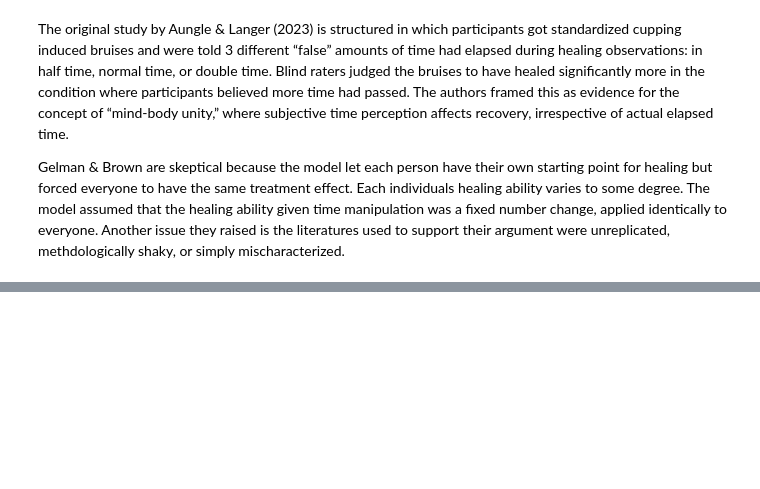
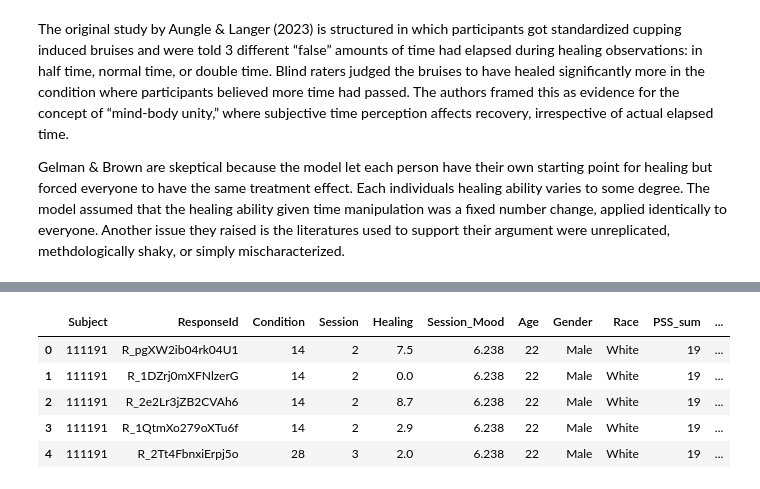
Before and after one commit to jchou27/Math50, a Jupyter notebook: hw1/hw1.ipynb, the cells around one changed output, grey strips where cells are left out. Drawn from its saved outputs; the diff is of its cells as text; code cells hidden in the pictures; blank space fills up the shorter version.

```diff
--- a/hw1/hw1.ipynb
+++ b/hw1/hw1.ipynb
@@ -123,0 +133,13 @@ for rho in [0.0, 0.3, 0.5, 0.7, 0.9, 1.0]:
+# %%
+## Loading data with code given
+
+url = (
+"https://media.springernature.com/original/springer-static/esm/"
+"art%3A10.1038%2Fs41598-023-50009-3/MediaObjects/"
+"41598_2023_50009_MOESM4_ESM.csv"
+)
+df = pd.read_csv(url)
+df["S"] = pd.factorize(df["Subject"])[0] + 1 # subject id, 1-33
+df["R"] = pd.factorize(df["ResponseId"])[0] + 1 # rater id, 1-25
+X = df[["Condition", "Session", "Healing", "Age", "Gender", "S", "R"]].to_numpy()
+X
@@ -123,0 +154,9 @@ for rho in [0.0, 0.3, 0.5, 0.7, 0.9, 1.0]:
+# %%
+df.head() # this is stuff I learned from qss20
+# %% [output]
+|  | Subject | ResponseId | Condition | Session | Healing | Session_Mood | Age | Gender | Race | PSS_sum | ... |
+| 0 | 111191 | R_pgXW2ib04rk04U1 | 14 | 2 | 7.5 | 6.238 | 22 | Male | White | 19 | ... |
+| 1 | 111191 | R_1DZrj0mXFNlzerG | 14 | 2 | 0.0 | 6.238 | 22 | Male | White | 19 | ... |
+| 2 | 111191 | R_2e2Lr3jZB2CVAh6 | 14 | 2 | 8.7 | 6.238 | 22 | Male | White | 19 | ... |
+| 3 | 111191 | R_1QtmXo279oXTu6f | 14 | 2 | 2.9 | 6.238 | 22 | Male | White | 19 | ... |
+| 4 | 111191 | R_2Tt4FbnxiErpj5o | 28 | 3 | 2.0 | 6.238 | 22 | Male | White | 19 | ... |
```
Also changed, not shown: parts of 20 cells of this notebook, 5 other files.
